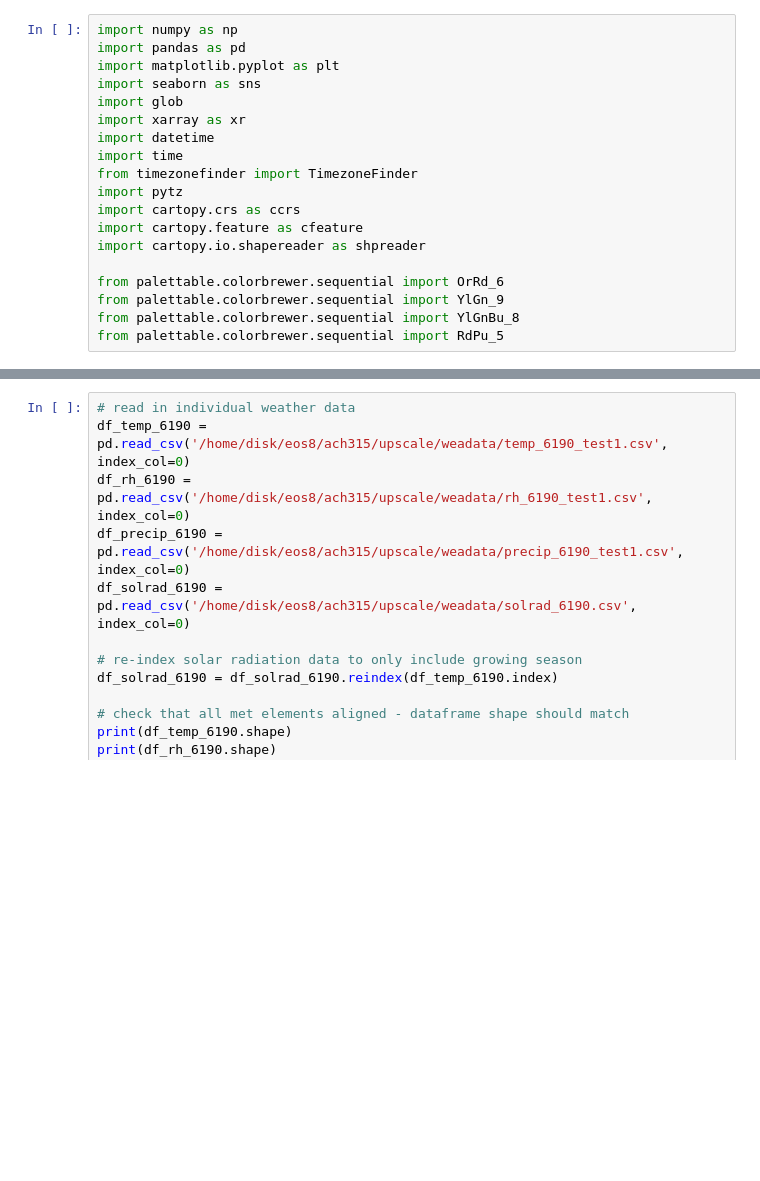
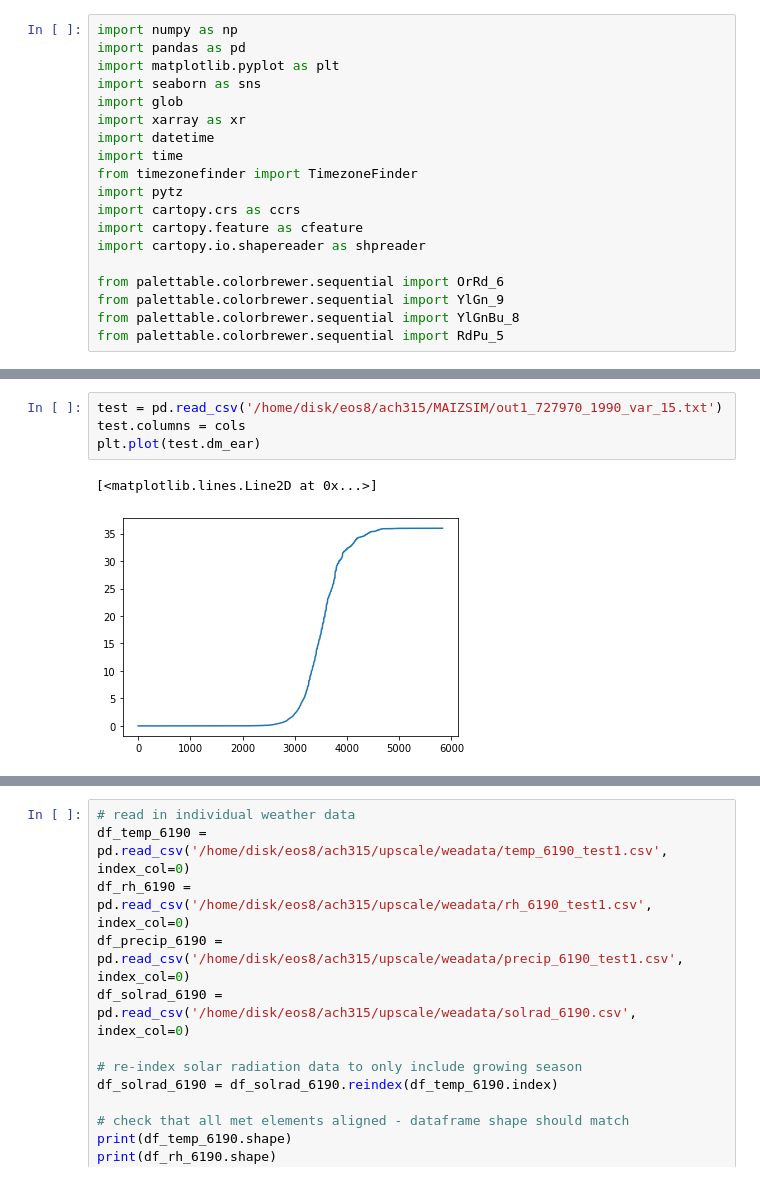
Before and after one commit to jennhsiao/upscale, a Jupyter notebook: notebooks/test.ipynb, the cells around one changed output, grey strips where cells are left out. Drawn from its saved outputs; the diff is of its cells as text; blank space fills up the shorter version.

```diff
--- a/notebooks/test.ipynb
+++ b/notebooks/test.ipynb
@@ -67,0 +35,7 @@ df_solrad_all = df_solrad_all.replace({9999: np.nan})
+# %%
+test = pd.read_csv('/home/disk/eos8/ach315/MAIZSIM/out1_727970_1990_var_15.txt')
+test.columns = cols
+plt.plot(test.dm_ear)
+# %% [output]
+[<matplotlib.lines.Line2D at 0x...>]
+[figure, added]
```
Also changed, not shown: parts of 13 cells of this notebook, 11 other files.
